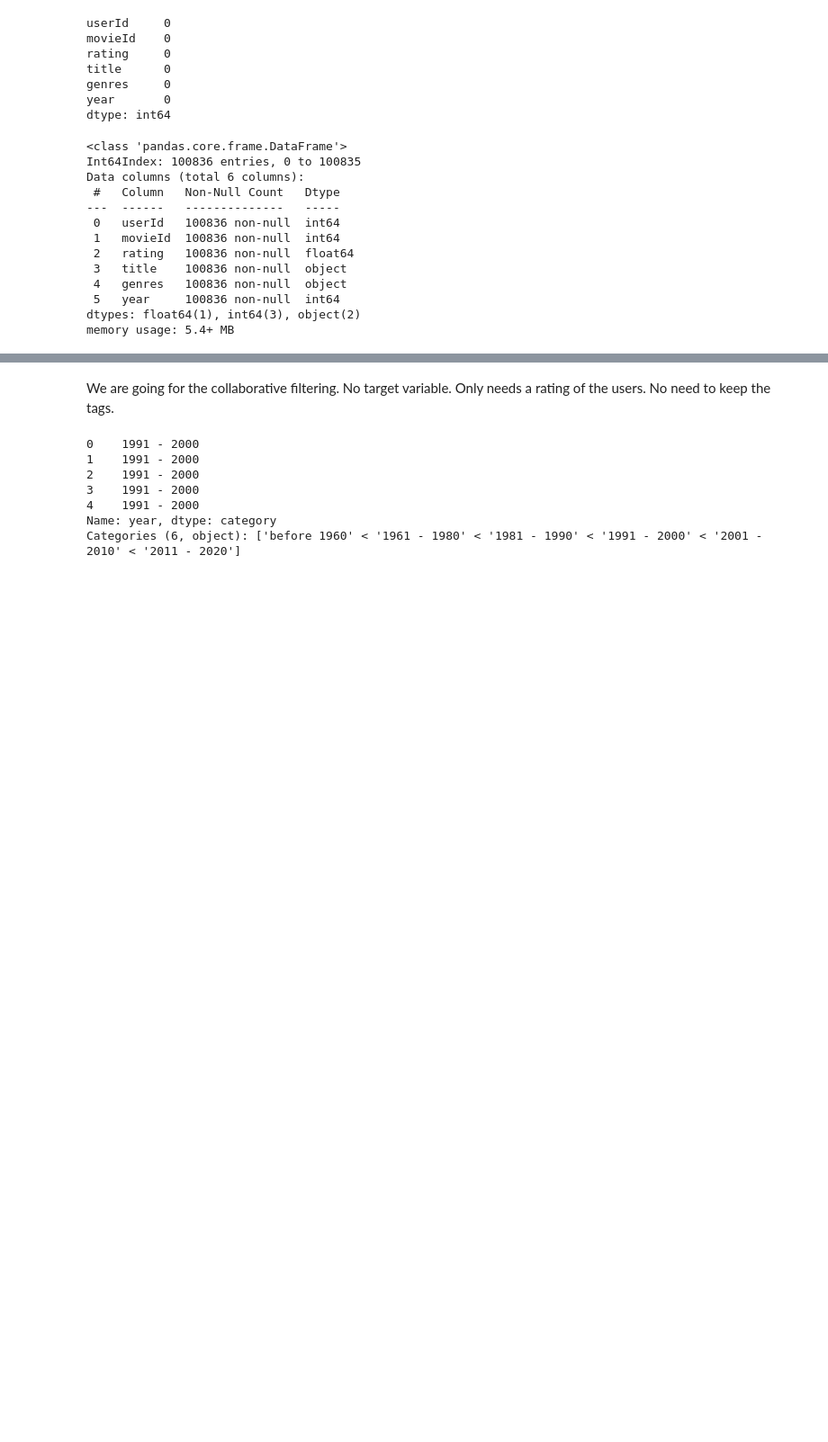
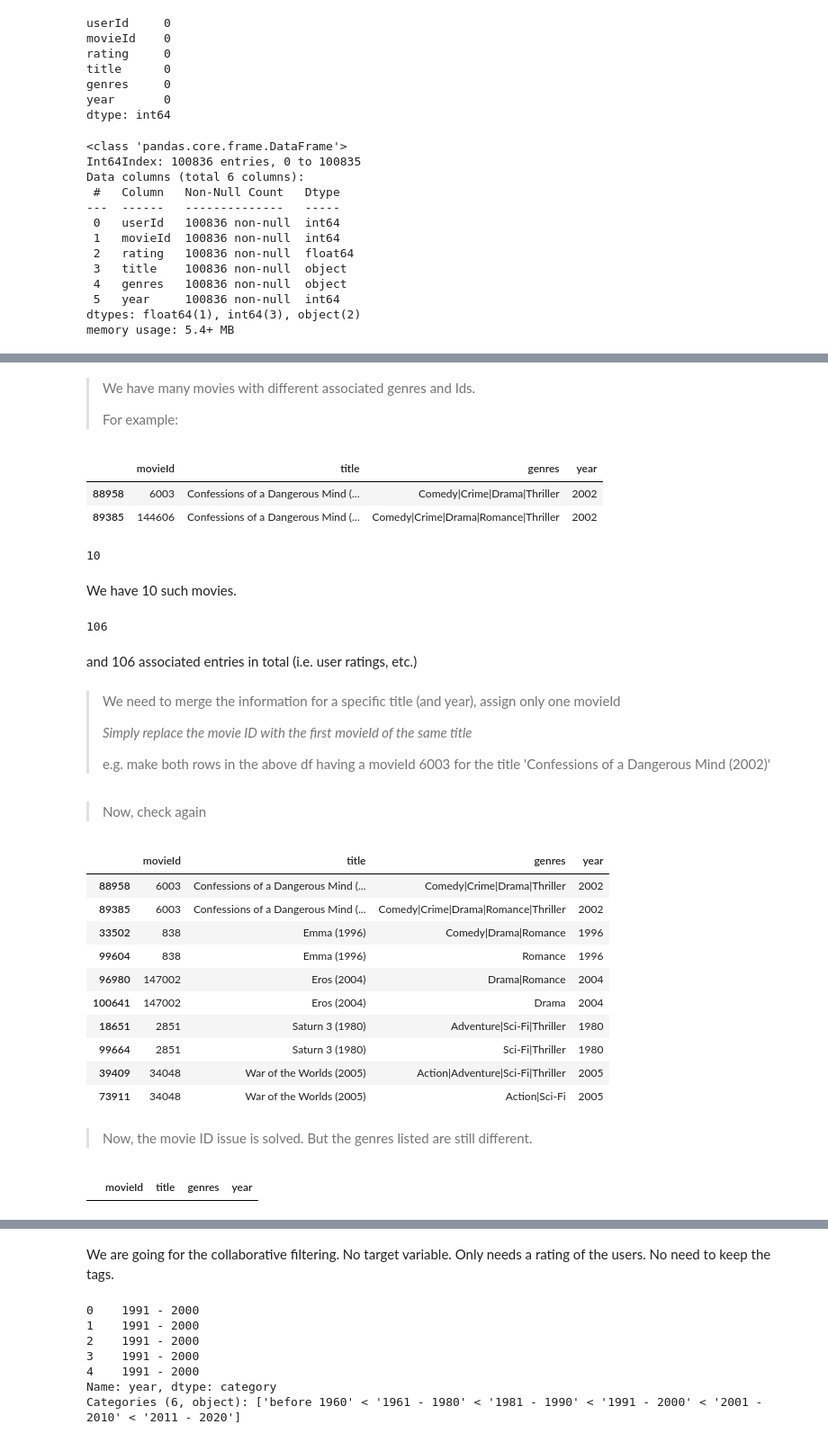
Before and after one commit to athoynilimanew/MovieRecommendation, a Jupyter notebook: Notebooks/SmallDataSet_Notebooks/Cleaned_dataset.ipynb, the cells around one changed output, grey strips where cells are left out. Shown: that part at 90% size. Cells and saved outputs as stored; diff of their text form; code cells hidden in the pictures; blank space fills up the shorter version.

Commit message:
Double Movie ID issue and multiple genre issues solved

```diff
--- a/Notebooks/SmallDataSet_Notebooks/Cleaned_dataset.ipynb
+++ b/Notebooks/SmallDataSet_Notebooks/Cleaned_dataset.ipynb
@@ -118,0 +140,17 @@ memory usage: 5.4+ MB
+# %%
+# Same Movie, Different Genres/ids
+def Mismatch_movieId_Title_genres(movies):
+    movies_only=movies.drop(['userId','rating'],axis=1).drop_duplicates()#duplicacy due to user ids
+
+    tot_movies=len(movies_only.title)
+
+    titles=movies_only['title']
+    show_movies_df=movies_only[titles.isin(titles[titles.duplicated()])].sort_values("title")
+    if df.empty:
+        print('No Mistmatch!')
+        return
+    else:
+        return show_movies_df
+# %%
+check_mistmatch=Mismatch_movieId_Title_genres(df)
+check_mistmatch.head()
@@ -118,0 +164,55 @@ memory usage: 5.4+ MB
+# %% [markdown]
+> We have many movies with different associated genres and Ids.
+>
+> For example:
+# %%
+check_mistmatch[check_mistmatch['title']=='Confessions of a Dangerous Mind (2002)']
+# %% [output]
+|  | movieId | title | genres | year |
+| 88958 | 6003 | Confessions of a Dangerous Mind (... | Comedy|Crime|Drama|Thriller | 2002 |
+| 89385 | 144606 | Confessions of a Dangerous Mind (... | Comedy|Crime|Drama|Romance|Thriller | 2002 |
+# %%
+len(check_mistmatch)
+# %% [output]
+10
+# %% [markdown]
+We have 10 such movies.
+# %%
+movieTitles_multi=check_mistmatch['title'].tolist()
+df_multi=df[df.title.isin(movieTitles_multi)]
+len(df_multi)
+# %% [output]
+106
+# %% [markdown]
+and 106 associated entries in total (i.e. user ratings, etc.)
+# %% [markdown]
+> We need to merge the information for a specific title (and year), assign only one movieId
+>
+> *Simply replace the movie ID with the first movieId of the same title*
+>
+> e.g. make both rows in the above df having a movieId 6003 for the title 'Confessions of a Dangerous Mind (2002)'
+# %%
+for movie_i in set(movieTitles_multi):
+
+    firstId_i=df[df['title']==movie_i].movieId.unique()[0]
+
+    df.loc[df['title']==movie_i,['movieId']]=firstId_i
+# %% [markdown]
+> Now, check again
+# %%
+check_mistmatch=Mismatch_movieId_Title_genres(df)
+check_mistmatch.head(20)
+# %% [output]
+|  | movieId | title | genres | year |
+| 88958 | 6003 | Confessions of a Dangerous Mind (... | Comedy|Crime|Drama|Thriller | 2002 |
+| 89385 | 6003 | Confessions of a Dangerous Mind (... | Comedy|Crime|Drama|Romance|Thriller | 2002 |
+| 33502 | 838 | Emma (1996) | Comedy|Drama|Romance | 1996 |
+| 99604 | 838 | Emma (1996) | Romance | 1996 |
+| 96980 | 147002 | Eros (2004) | Drama|Romance | 2004 |
+| 100641 | 147002 | Eros (2004) | Drama | 2004 |
+| 18651 | 2851 | Saturn 3 (1980) | Adventure|Sci-Fi|Thriller | 1980 |
+| 99664 | 2851 | Saturn 3 (1980) | Sci-Fi|Thriller | 1980 |
+| 39409 | 34048 | War of the Worlds (2005) | Action|Adventure|Sci-Fi|Thriller | 2005 |
+| 73911 | 34048 | War of the Worlds (2005) | Action|Sci-Fi | 2005 |
+# %% [markdown]
+> Now, the movie ID issue is solved. But the genres listed are still different.
@@ -118,0 +248,4 @@ memory usage: 5.4+ MB
+# %%
+Mismatch_movieId_Title_genres(df)
+# %% [output]
+|  | movieId | title | genres | year |
```
Also changed, not shown: parts of 14 cells of this notebook, 1 other file.
